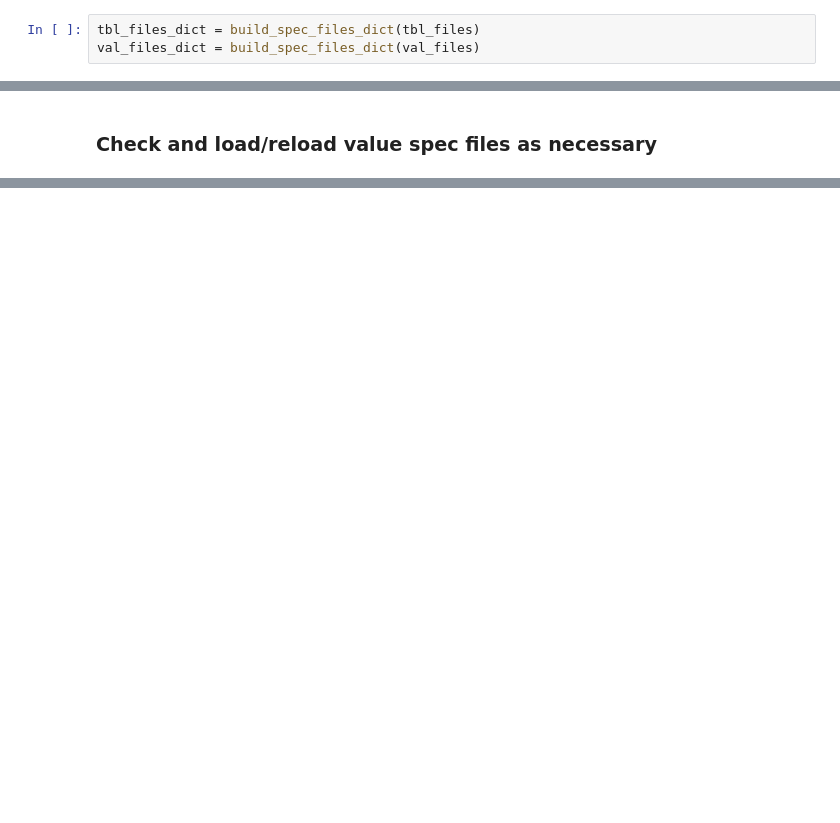
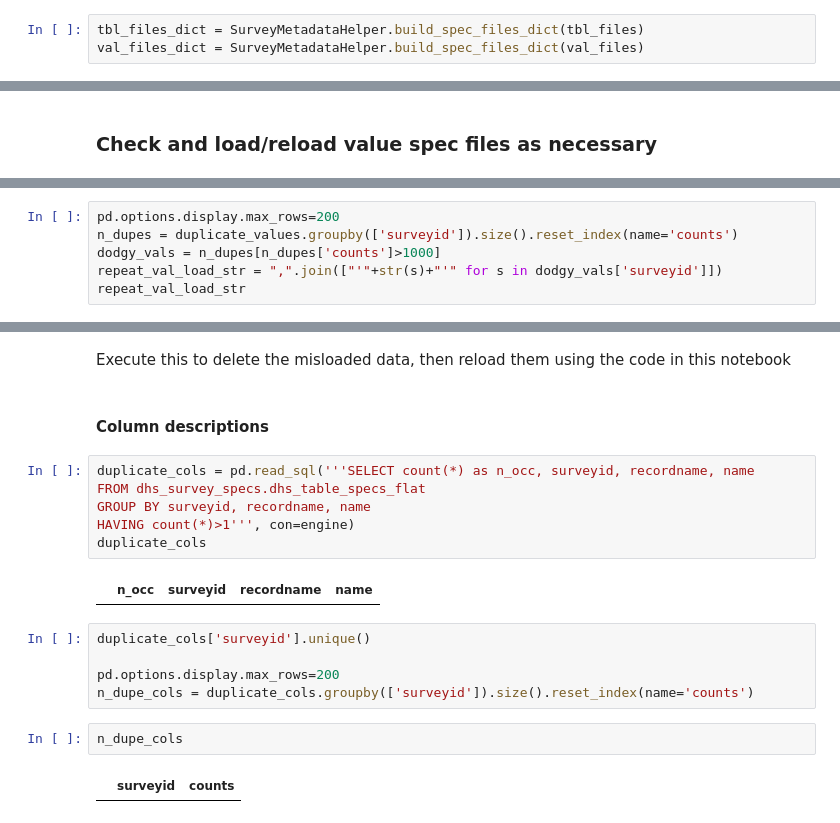
Before and after one commit to harry-gibson/DHS-To-Database, a Jupyter notebook: DHS_To_Database/03_DHS_Update_Metadata.ipynb, the cells around one changed output, grey strips where cells are left out. Drawn from its saved outputs; the diff is of its cells as text; blank space fills up the shorter version.

Commit message:
Tidy up stage 3 metadata loading code and notebook

```diff
--- a/DHS_To_Database/03_DHS_Update_Metadata.ipynb
+++ b/DHS_To_Database/03_DHS_Update_Metadata.ipynb
@@ -107,5 +114,5 @@ Each survey may have more than one file. This is normal if one is "individual re
 
 Create a list of all the files for each (numerically-identified) survey id
 # %%
-tbl_files_dict = build_spec_files_dict(tbl_files)
-val_files_dict = build_spec_files_dict(val_files)
+tbl_files_dict = SurveyMetadataHelper.build_spec_files_dict(tbl_files)
+val_files_dict = SurveyMetadataHelper.build_spec_files_dict(val_files)
@@ -747,0 +427,6 @@ NameError: name 'bobs_excellent_list' is not defined
+# %%
+pd.options.display.max_rows=200
+n_dupes = duplicate_values.groupby(['surveyid']).size().reset_index(name='counts')
+dodgy_vals = n_dupes[n_dupes['counts']>1000]
+repeat_val_load_str = ",".join(["'"+str(s)+"'" for s in dodgy_vals['surveyid']])
+repeat_val_load_str
@@ -747,0 +440,21 @@ NameError: name 'bobs_excellent_list' is not defined
+# %% [markdown]
+Execute this to delete the misloaded data, then reload them using the code in this notebook
+# %% [markdown]
+#### Column descriptions
+# %%
+duplicate_cols = pd.read_sql('''SELECT count(*) as n_occ, surveyid, recordname, name
+FROM dhs_survey_specs.dhs_table_specs_flat
+GROUP BY surveyid, recordname, name
+HAVING count(*)>1''', con=engine)
+duplicate_cols
+# %% [output]
+|  | n_occ | surveyid | recordname | name |
+# %%
+duplicate_cols['surveyid'].unique()
+
+pd.options.display.max_rows=200
+n_dupe_cols = duplicate_cols.groupby(['surveyid']).size().reset_index(name='counts')
+# %%
+n_dupe_cols
+# %% [output]
+|  | surveyid | counts |
```
Also changed, not shown: parts of 46 cells of this notebook, 2 other files.
